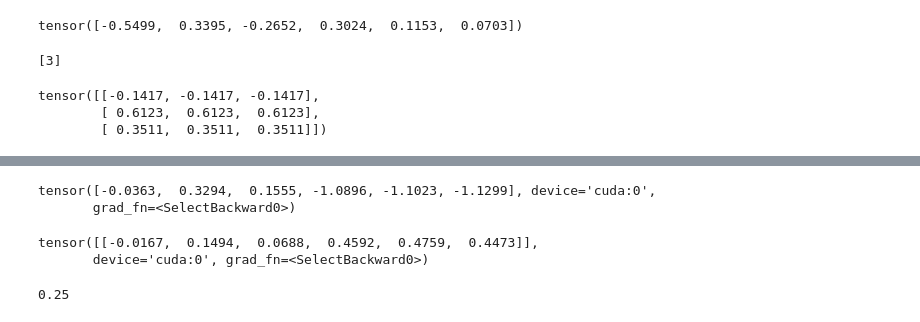
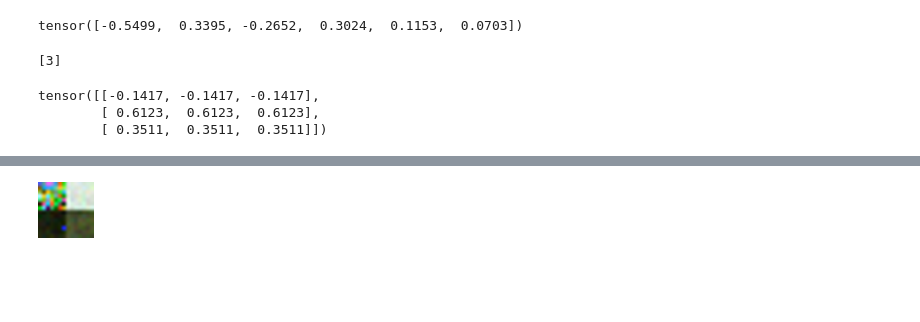
Before and after one commit to J0nasSeng/federated-spn, a Jupyter notebook: src/federated-einsum/test.ipynb, the cells around one changed output, grey strips where cells are left out. Saved outputs shown, nothing was run; the diff lists cells and outputs as text; code cells hidden in the pictures; blank space fills up the shorter version.

```diff
--- a/src/federated-einsum/test.ipynb
+++ b/src/federated-einsum/test.ipynb
@@ -238,7 +244,8 @@ imagenet = ImageNet('/storage-01/datasets/imagenet/', transform=transform)
 clusters = np.load('/storage-01/ml-jseng/imagenet-clusters/vit_cluster_minibatch_10K.npy')
 img_ids = np.argwhere(clusters == 2400).flatten()
 subset = Subset(imagenet, img_ids)
-loader = DataLoader(subset, 32)
+loader = DataLoader(subset, 64)
+device = torch.device('cuda:0')
 # %%
 def train(einet, train_loader, num_epochs, i, j, device):
 
@@ -246,10 +253,14 @@ def train(einet, train_loader, num_epochs, i, j, device):
         Train ConFeinsum
     """
 
-    optim = torch.optim.Adam(einet.param_nn.parameters(), 0.01)
+    optim = torch.optim.Adam(einet.param_nn.parameters(), 0.004)
+    lr_schedule = torch.optim.lr_scheduler.ExponentialLR(optim, 0.97)
+    #halving_rate = 15
+    #epochs_since_last_halving = 0
 
     for epoch in range(num_epochs):
         total_ll = 0.0
+        print(f"LR={round(lr_schedule.get_lr()[0], 7)}")
         for x, y in train_loader:
             optim.zero_grad()
             x = x.to(device)
@@ -258,24 +269,26 @@ def train(einet, train_loader, num_epochs, i, j, device):
             ll = einet(x, y, i, j)
             ll.backward()
 
-            torch.nn.utils.clip_grad.clip_grad_norm_(einet.param_nn.parameters(), 1.)
+            #torch.nn.utils.clip_grad.clip_grad_norm_(einet.param_nn.parameters(), 1.)
 
             total_ll += ll
-            #print(einet.einet_layers[0].ef_array.ll.grad.shape)
-            #print([(n, p.grad) for n, p in einet.named_parameters()])
-            #print([e.grad for e in einet_params])
-            #if torch.isnan(ll):
-            #    print(x)
-            #    print([(n, p) for n, p in einet.named_parameters()])
-            if torch.isnan(total_ll):
-                last_params = einet.last_params
+
             optim.step()
+        #epochs_since_last_halving += 1
+        lr_schedule.step()
+
+        #if epochs_since_last_halving % halving_rate == 0 and halving_rate > 5:
+        #    print("Halving lr")
+        #    for g in optim.param_groups:
+        #        g['lr'] = g['lr'] * 0.5
+            #halving_rate = int(halving_rate * 0.5)
+        #   epochs_since_last_halving = 0
         print(f"Epoch {epoch} \t LL: {total_ll}")
 
     return einet
 # %%
 device = torch.device('cuda:0')
 einet = init_spn(device)
-einet = train(einet, loader, 5, 2, 2, device)
+einet = train(einet, loader, 150, 1, 1, device)
 # %% [output]
 {0}
@@ -299,17 +312,0 @@ p = expectation_to_natural(einet.last_params[0])
-# %%
-p[0][0, 0, 0]
-# %% [output]
-tensor([-0.0363,  0.3294,  0.1555, -1.0896, -1.1023, -1.1299], device='cuda:0',
-       grad_fn=<SelectBackward0>)
-# %%
-einet.last_params[0][0, 0, 0]
-# %% [output]
-tensor([[-0.0167,  0.1494,  0.0688,  0.4592,  0.4759,  0.4473]],
-       device='cuda:0', grad_fn=<SelectBackward0>)
-# %%
-x = 2.
-var = x - (x)**2
-t = - 1. / (2. * var)
-t
-# %% [output]
-0.25
@@ -315,0 +315,14 @@ t
+# %%
+x_, y_ = next(iter(loader))
+x_, y_ = x_.to(device), y_.to(device)
+x_in, y_in = x_[0].unsqueeze(0), y_[0]
+s = einet.sample(x_in, y_in, 1, 1)
+s = s.squeeze().cpu()
+s = s.reshape(config.height, config.width, 3)
+s = s * 255
+img = s.numpy().astype(np.uint8)
+pimg = Image.fromarray(img)
+pimg = pimg.resize((56, 56))
+pimg.show()
+# %% [output]
+[figure, added]
```
Also changed, not shown: parts of 11 cells of this notebook, 12 other files.
